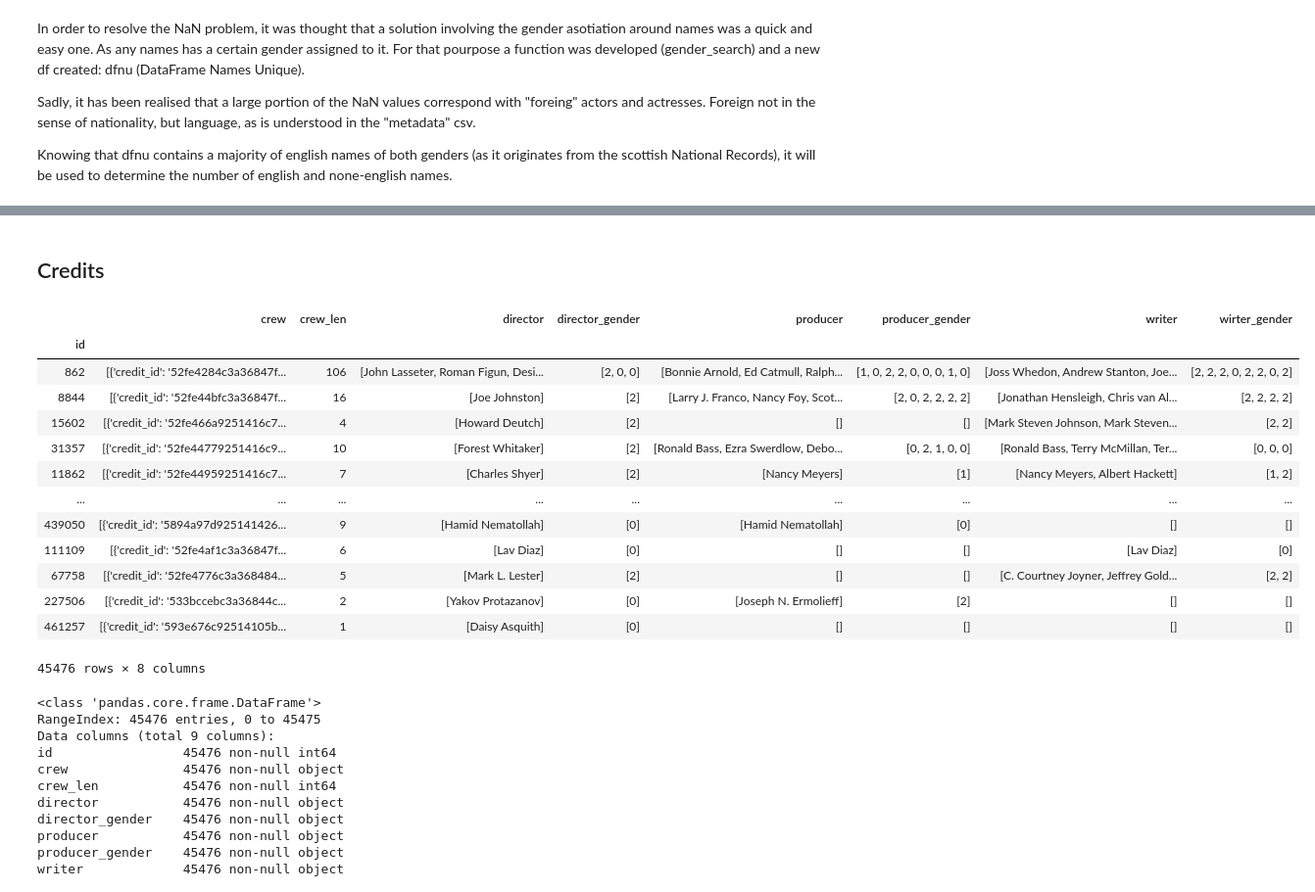
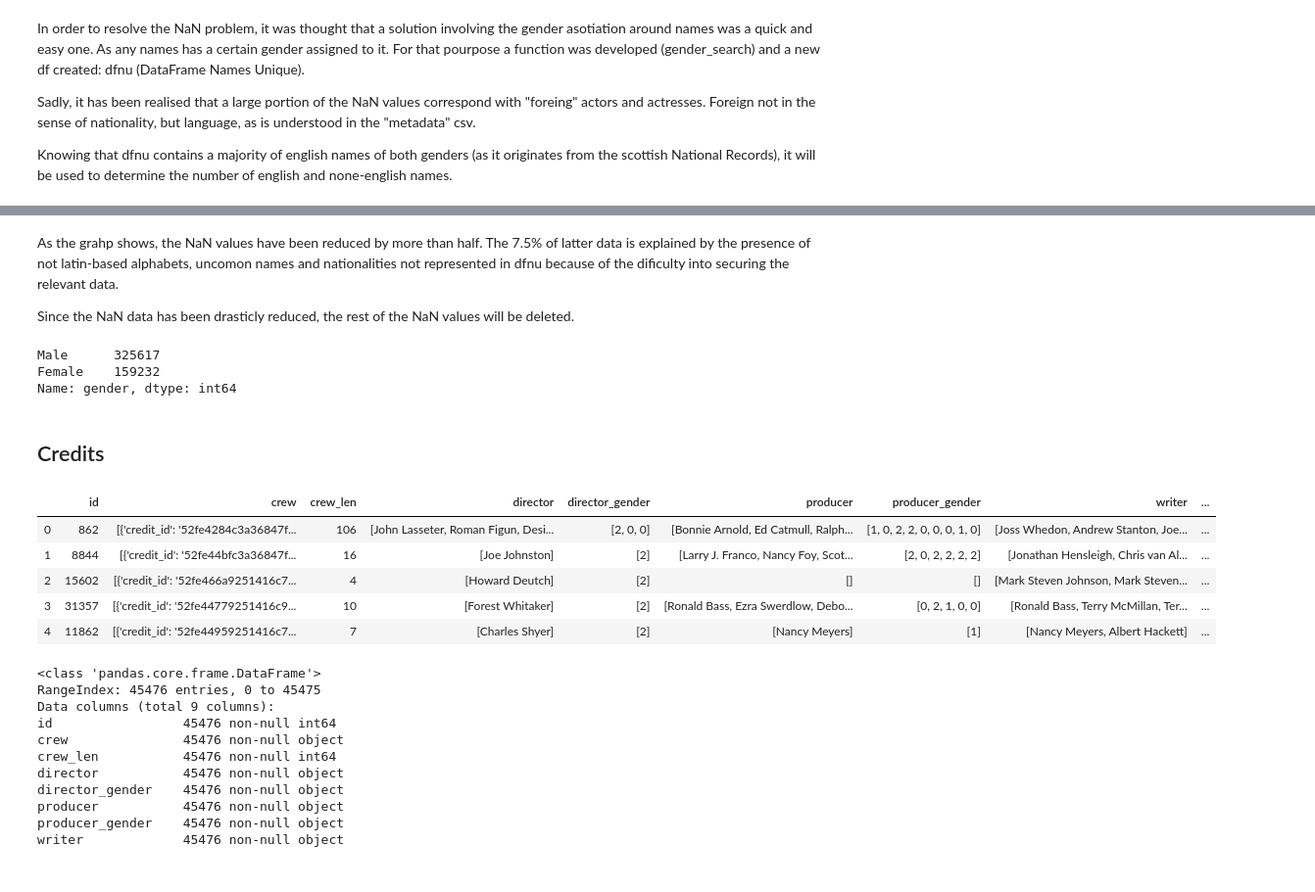
Before and after one commit to Dibmar/DAANMO_Project, a Jupyter notebook: Projects/DAANMO/credits_exp.ipynb, the cells around one changed output, grey strips where cells are left out. Shown at 98% size. Cells and saved outputs as stored; diff of their text form; code cells hidden in the pictures.

Commit message:
28/04/2020 DAANMO Project * Credits df fully explored *producers, directors and actors csv produced for further analysis

```diff
--- a/Projects/DAANMO/credits_exp.ipynb
+++ b/Projects/DAANMO/credits_exp.ipynb
@@ -56,11 +76,9 @@ cast    False
 crew    False
 id      False
 dtype: bool
-# %%
-credits = credits.set_index('id')
 # %%
-cast = pd.DataFrame(credits['cast'])
-crew = pd.DataFrame(credits['crew'])
+cast = pd.DataFrame(credits[['id', 'cast']])
+crew = pd.DataFrame(credits[['id', 'crew']])
 # %% [markdown]
 ## Cast
 # %%
@@ -91,15 +104,19 @@ cast.shape
 # %%
+starring_role = []
 credits_order = []
 actors_name = []
 actors_gender = []
-actors = {'credits_order': credits_order, 'name': actors_name, 'gender': actors_gender}
+actors = {'starring_role': starring_role, 'credits_order': credits_order, 'name': actors_name, 'gender': actors_gender}
 for e in range(45476):
-    for i in cast.iloc[e, 2]:
+    for i in cast.iloc[e, 3]:
+        sr = cast.iloc[e, 0]
+        starring_role.append(sr)
         credits_order.append(i)
-    for i in cast.iloc[e, 3]:
+    for i in cast.iloc[e, 4]:
         actors_name.append(i)
-    for i in cast.iloc[e, 4]:
+    for i in cast.iloc[e, 5]:
         actors_gender.append(i)
+
 actors = pd.DataFrame(actors)
 print("Done")
 # %% [output]
@@ -188,0 +188,4 @@ Name: gender, dtype: int64
+# %% [markdown]
+As the grahp shows, the NaN values have been reduced by more than half. The 7.5% of latter data is explained by the presence of not latin-based alphabets, uncomon names and nationalities not represented in dfnu because of the dificulty into securing the relevant data.
+
+Since the NaN data has been drasticly reduced, the rest of the NaN values will be deleted.
@@ -188,0 +194,7 @@ Name: gender, dtype: int64
+# %%
+genders3 = actors.gender.value_counts()
+genders3
+# %% [output]
+Male      325617
+Female    159232
+Name: gender, dtype: int64
@@ -219,19 +231,11 @@ crew['producer_gender'] = crew['crew'].apply(producer_gender)
 crew['writer'] = crew['crew'].apply(writer_name)
 crew['wirter_gender'] = crew['crew'].apply(writer_gender)
 # %%
-crew
+crew.head()
 # %% [output]
-|  | crew | crew_len | director | director_gender | producer | producer_gender | writer | wirter_gender |
-| id |  |  |  |  |  |  |  |  |
-| 862 | [{'credit_id': '52fe4284c3a36847f... | 106 | [John Lasseter, Roman Figun, Desi... | [2, 0, 0] | [Bonnie Arnold, Ed Catmull, Ralph... | [1, 0, 2, 2, 0, 0, 0, 1, 0] | [Joss Whedon, Andrew Stanton, Joe... | [2, 2, 2, 0, 2, 2, 0, 2] |
-| 8844 | [{'credit_id': '52fe44bfc3a36847f... | 16 | [Joe Johnston] | [2] | [Larry J. Franco, Nancy Foy, Scot... | [2, 0, 2, 2, 2, 2] | [Jonathan Hensleigh, Chris van Al... | [2, 2, 2, 2] |
-| 15602 | [{'credit_id': '52fe466a9251416c7... | 4 | [Howard Deutch] | [2] | [] | [] | [Mark Steven Johnson, Mark Steven... | [2, 2] |
-| 31357 | [{'credit_id': '52fe44779251416c9... | 10 | [Forest Whitaker] | [2] | [Ronald Bass, Ezra Swerdlow, Debo... | [0, 2, 1, 0, 0] | [Ronald Bass, Terry McMillan, Ter... | [0, 0, 0] |
-| 11862 | [{'credit_id': '52fe44959251416c7... | 7 | [Charles Shyer] | [2] | [Nancy Meyers] | [1] | [Nancy Meyers, Albert Hackett] | [1, 2] |
-| ... | ... | ... | ... | ... | ... | ... | ... | ... |
-| 439050 | [{'credit_id': '5894a97d925141426... | 9 | [Hamid Nematollah] | [0] | [Hamid Nematollah] | [0] | [] | [] |
-| 111109 | [{'credit_id': '52fe4af1c3a36847f... | 6 | [Lav Diaz] | [0] | [] | [] | [Lav Diaz] | [0] |
-| 67758 | [{'credit_id': '52fe4776c3a368484... | 5 | [Mark L. Lester] | [2] | [] | [] | [C. Courtney Joyner, Jeffrey Gold... | [2, 2] |
-| 227506 | [{'credit_id': '533bccebc3a36844c... | 2 | [Yakov Protazanov] | [0] | [Joseph N. Ermolieff] | [2] | [] | [] |
-| 461257 | [{'credit_id': '593e676c92514105b... | 1 | [Daisy Asquith] | [0] | [] | [] | [] | [] |
+|  | id | crew | crew_len | director | director_gender | producer | producer_gender | writer | ... |
+| 0 | 862 | [{'credit_id': '52fe4284c3a36847f... | 106 | [John Lasseter, Roman Figun, Desi... | [2, 0, 0] | [Bonnie Arnold, Ed Catmull, Ralph... | [1, 0, 2, 2, 0, 0, 0, 1, 0] | [Joss Whedon, Andrew Stanton, Joe... | ... |
+| 1 | 8844 | [{'credit_id': '52fe44bfc3a36847f... | 16 | [Joe Johnston] | [2] | [Larry J. Franco, Nancy Foy, Scot... | [2, 0, 2, 2, 2, 2] | [Jonathan Hensleigh, Chris van Al... | ... |
+| 2 | 15602 | [{'credit_id': '52fe466a9251416c7... | 4 | [Howard Deutch] | [2] | [] | [] | [Mark Steven Johnson, Mark Steven... | ... |
+| 3 | 31357 | [{'credit_id': '52fe44779251416c9... | 10 | [Forest Whitaker] | [2] | [Ronald Bass, Ezra Swerdlow, Debo... | [0, 2, 1, 0, 0] | [Ronald Bass, Terry McMillan, Ter... | ... |
+| 4 | 11862 | [{'credit_id': '52fe44959251416c7... | 7 | [Charles Shyer] | [2] | [Nancy Meyers] | [1] | [Nancy Meyers, Albert Hackett] | ... |
-45476 rows × 8 columns
```
Also changed, not shown: parts of 30 cells of this notebook, 4 other files.
